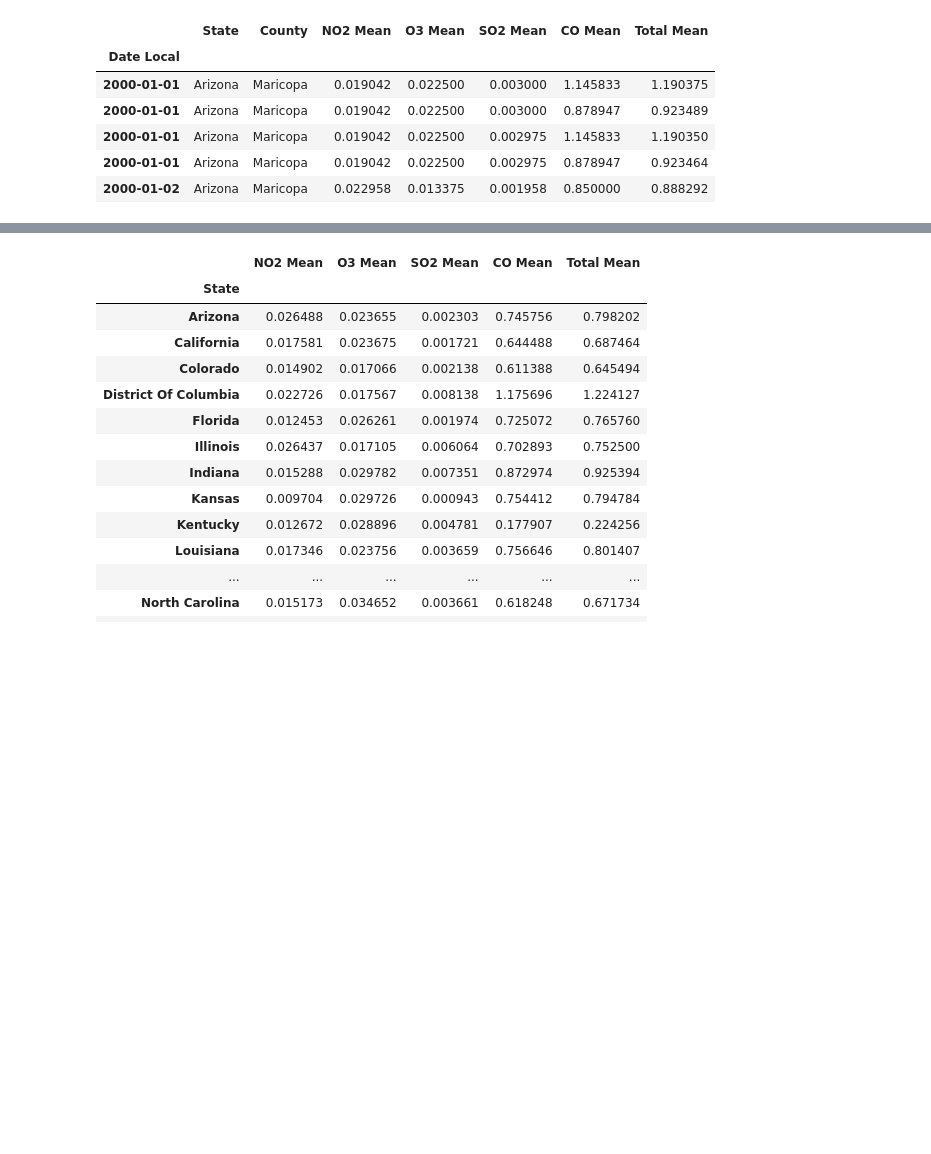
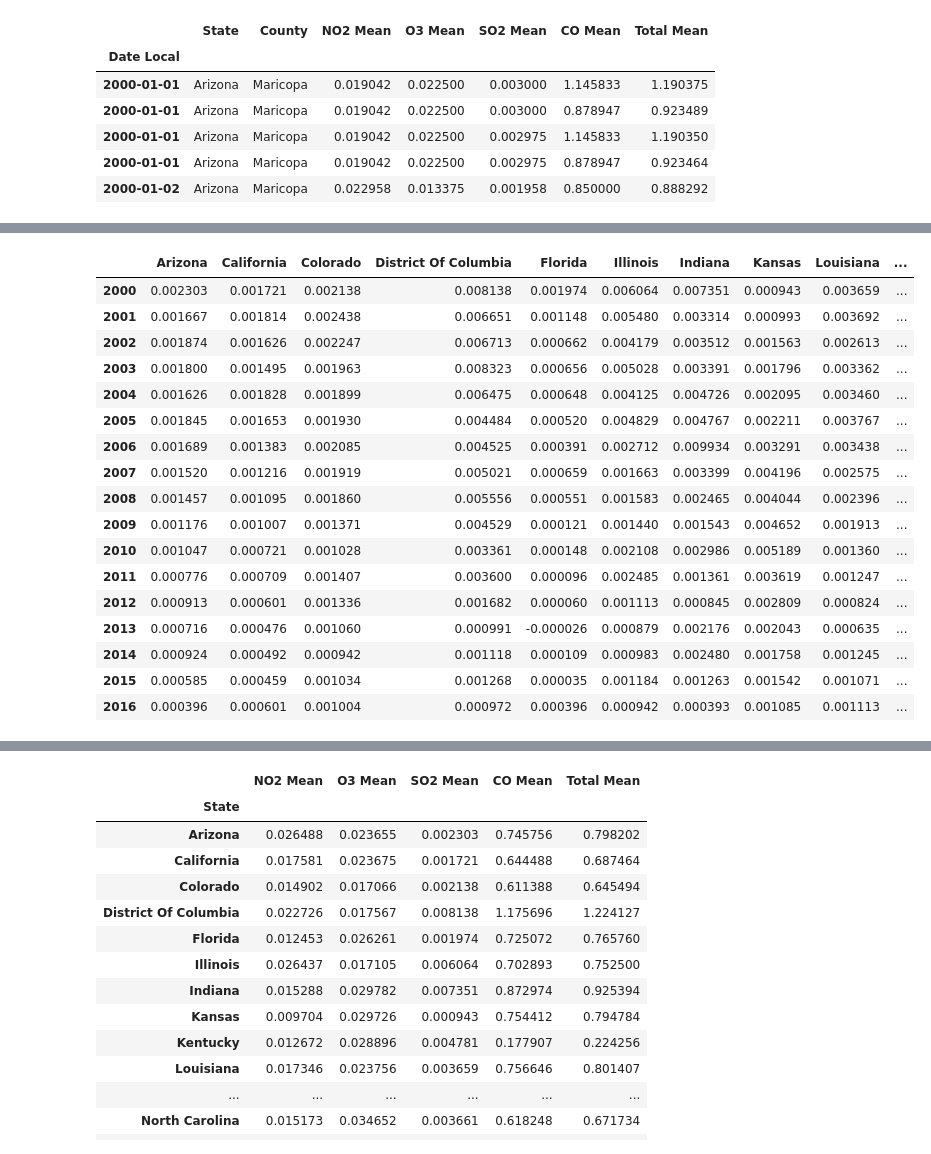
Before and after one commit to SehajS/pollution_data_analytics, a Jupyter notebook: notebook.ipynb, the cells around one changed output, grey strips where cells are left out. Saved outputs shown, nothing was run; the diff lists cells and outputs as text; code cells hidden in the pictures; blank space fills up the shorter version.

```diff
--- a/notebook.ipynb
+++ b/notebook.ipynb
@@ -211,0 +210,22 @@ result
+# %%
+so2_df = get_df(df_list, 'SO2 Mean')
+so2_df
+# %% [output]
+|  | Arizona | California | Colorado | District Of Columbia | Florida | Illinois | Indiana | Kansas | Louisiana | ... |
+| 2000 | 0.002303 | 0.001721 | 0.002138 | 0.008138 | 0.001974 | 0.006064 | 0.007351 | 0.000943 | 0.003659 | ... |
+| 2001 | 0.001667 | 0.001814 | 0.002438 | 0.006651 | 0.001148 | 0.005480 | 0.003314 | 0.000993 | 0.003692 | ... |
+| 2002 | 0.001874 | 0.001626 | 0.002247 | 0.006713 | 0.000662 | 0.004179 | 0.003512 | 0.001563 | 0.002613 | ... |
+| 2003 | 0.001800 | 0.001495 | 0.001963 | 0.008323 | 0.000656 | 0.005028 | 0.003391 | 0.001796 | 0.003362 | ... |
+| 2004 | 0.001626 | 0.001828 | 0.001899 | 0.006475 | 0.000648 | 0.004125 | 0.004726 | 0.002095 | 0.003460 | ... |
+| 2005 | 0.001845 | 0.001653 | 0.001930 | 0.004484 | 0.000520 | 0.004829 | 0.004767 | 0.002211 | 0.003767 | ... |
+| 2006 | 0.001689 | 0.001383 | 0.002085 | 0.004525 | 0.000391 | 0.002712 | 0.009934 | 0.003291 | 0.003438 | ... |
+| 2007 | 0.001520 | 0.001216 | 0.001919 | 0.005021 | 0.000659 | 0.001663 | 0.003399 | 0.004196 | 0.002575 | ... |
+| 2008 | 0.001457 | 0.001095 | 0.001860 | 0.005556 | 0.000551 | 0.001583 | 0.002465 | 0.004044 | 0.002396 | ... |
+| 2009 | 0.001176 | 0.001007 | 0.001371 | 0.004529 | 0.000121 | 0.001440 | 0.001543 | 0.004652 | 0.001913 | ... |
+| 2010 | 0.001047 | 0.000721 | 0.001028 | 0.003361 | 0.000148 | 0.002108 | 0.002986 | 0.005189 | 0.001360 | ... |
+| 2011 | 0.000776 | 0.000709 | 0.001407 | 0.003600 | 0.000096 | 0.002485 | 0.001361 | 0.003619 | 0.001247 | ... |
+| 2012 | 0.000913 | 0.000601 | 0.001336 | 0.001682 | 0.000060 | 0.001113 | 0.000845 | 0.002809 | 0.000824 | ... |
+| 2013 | 0.000716 | 0.000476 | 0.001060 | 0.000991 | -0.000026 | 0.000879 | 0.002176 | 0.002043 | 0.000635 | ... |
+| 2014 | 0.000924 | 0.000492 | 0.000942 | 0.001118 | 0.000109 | 0.000983 | 0.002480 | 0.001758 | 0.001245 | ... |
+| 2015 | 0.000585 | 0.000459 | 0.001034 | 0.001268 | 0.000035 | 0.001184 | 0.001263 | 0.001542 | 0.001071 | ... |
+| 2016 | 0.000396 | 0.000601 | 0.001004 | 0.000972 | 0.000396 | 0.000942 | 0.000393 | 0.001085 | 0.001113 | ... |
```
Also changed, not shown: parts of 9 cells of this notebook.
